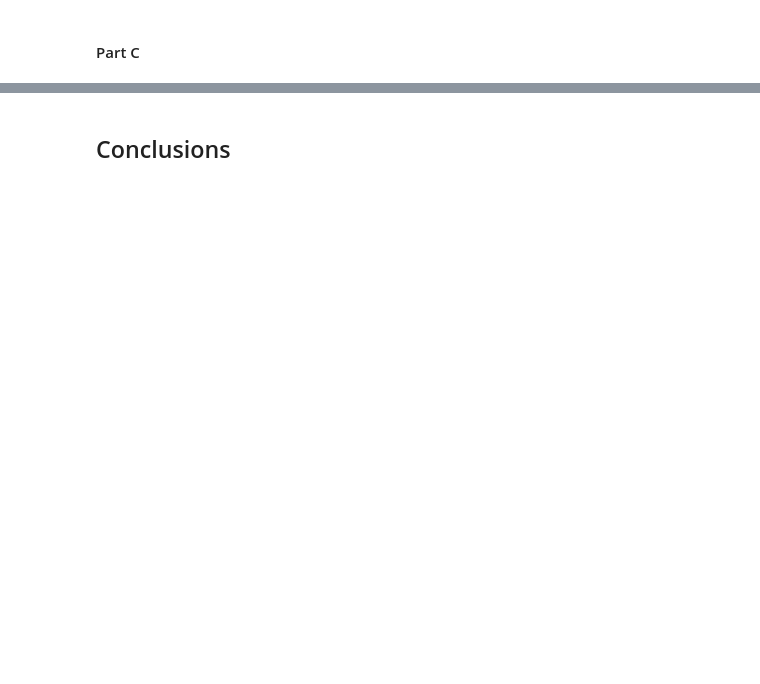
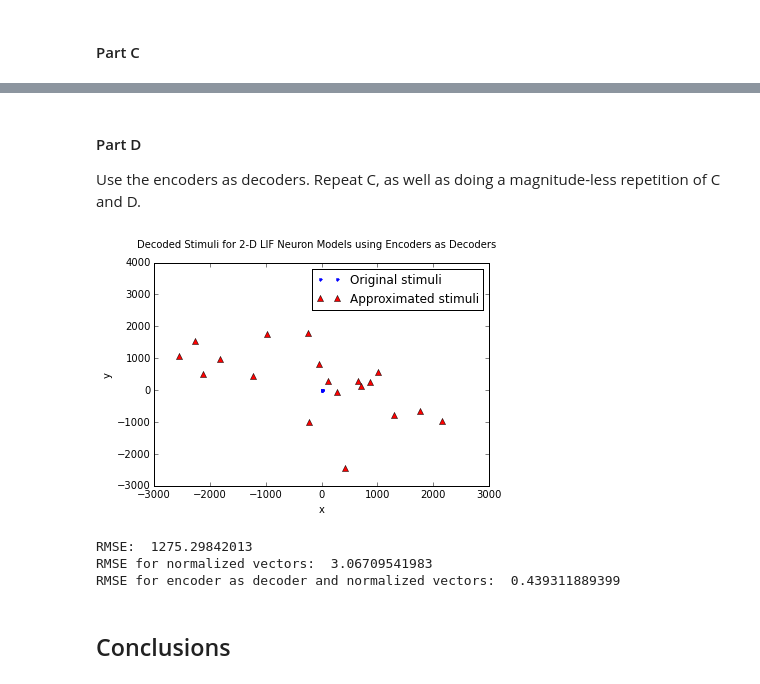
Before and after one commit to Kanaderu/neural-eng, a Jupyter notebook: assignments/assignment-1.ipynb, the cells around one changed output, grey strips where cells are left out. Cells and saved outputs as stored; diff of their text form; code cells hidden in the pictures; blank space fills up the shorter version.

```diff
--- a/assignments/assignment-1.ipynb
+++ b/assignments/assignment-1.ipynb
@@ -614,2 +650,48 @@ show()
+# %% [markdown]
+#### Part D
+Use the encoders as decoders. Repeat C, as well as doing a magnitude-less repetition of C and D.
+# %%
+# Use the encoders instead of decoders
+stim_enc_approx = np.dot(A,encoders)
+
+u,v = zip(*stimuli)
+Ax,Ay = zip(*stim_enc_approx)
+
+figure()
+suptitle('Decoded Stimuli for 2-D LIF Neuron Models using Encoders as Decoders')
+ax = plt.gca()
+s = plot(u,v,'.b',label='Original stimuli')
+a = plot(Ax,Ay,'r^',label='Approximated stimuli')
+#ax.set_xlim([-1.2,1.2])
+#ax.set_ylim([-1.2,1.2])
+xlabel('x')
+ylabel('y')
+legend(handles=[s,a],labels=[])
+show()
+
+diffs = np.power(stimuli - stim_enc_approx,2)
+mean = np.mean([diff for diff in diffs])
+rmse = np.sqrt(mean)
+
+print('RMSE: ',rmse)
+
+# Ignore magnitudes of resulting vectors
+stimuli_norm = np.array([s/np.vdot(s,s) for s in stimuli])
+stim_approx_norm = np.array([s/np.vdot(s,s) for s in stim_approx])
+diffs = np.power(stimuli_norm - stim_approx_norm,2)
+mean = np.mean([diff for diff in diffs])
+rmse_norm = np.sqrt(mean)
+print('RMSE for normalized vectors: ',rmse_norm)
+
+stim_enc_approx_norm = np.array([s/np.vdot(s,s) for s in stim_enc_approx])
+diffs = np.power(stimuli - stim_enc_approx_norm,2)
+mean = np.mean([diff for diff in diffs])
+rmse_enc_norm = np.sqrt(mean)
+print('RMSE for encoder as decoder and normalized vectors: ',rmse_enc_norm)
+# %% [output]
+[figure, added]
+RMSE:  1275.29842013
+RMSE for normalized vectors:  3.06709541983
+RMSE for encoder as decoder and normalized vectors:  0.439311889399
 # %% [markdown]
 ## Conclusions
```
Also changed, not shown: parts of 14 cells of this notebook.
